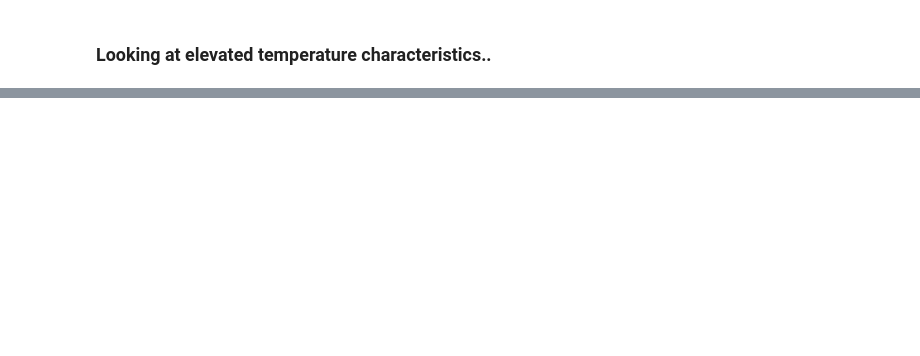
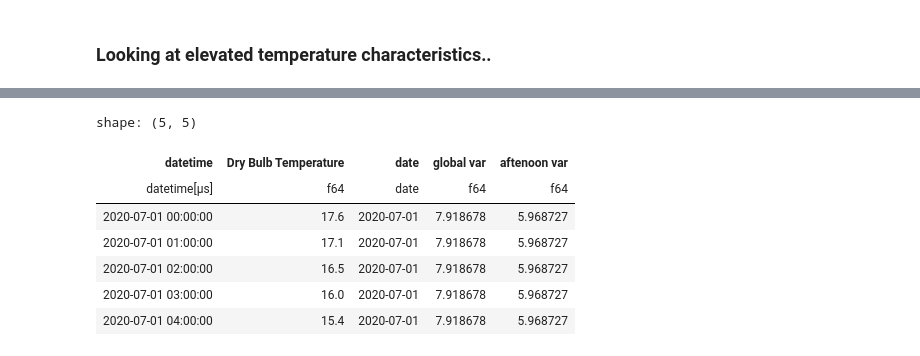
Before and after one commit to juliet29/weather, a Jupyter notebook: notebooks/05_correlations.ipynb, the cells around one changed output, grey strips where cells are left out. Saved outputs shown, nothing was run; the diff lists cells and outputs as text; code cells hidden in the pictures; blank space fills up the shorter version.

```diff
--- a/notebooks/05_correlations.ipynb
+++ b/notebooks/05_correlations.ipynb
@@ -109,0 +147,3 @@ tstar_peak_no_deriv_df
+# %%
+date_df = june.with_columns(date=pl.col("datetime").dt.date()).filter(pl.col("date") < pl.date(2020, 7, 9))
+date_df.head()
@@ -109,0 +189,10 @@ tstar_peak_no_deriv_df
+# %%
+var_df = date_df.with_columns(hour=pl.col("datetime").dt.hour()).group_by(
+    "date", maintain_order=True
+).agg(
+    pl.col("Dry Bulb Temperature").var().alias("global var"),
+    pl.col("Dry Bulb Temperature").filter(
+        (pl.col("hour") > 6) & (pl.col("hour") < 18)).var().alias("aftenoon var"),
+)
+
+var_df.head()
@@ -109,0 +208,12 @@ tstar_peak_no_deriv_df
+# %%
+join_df = date_df.join(var_df, on="date", )
+join_df.head()
+# %% [output]
+shape: (5, 5)
+| datetime | Dry Bulb Temperature | date | global var | aftenoon var |
+| datetime[μs] | f64 | date | f64 | f64 |
+| 2020-07-01 00:00:00 | 17.6 | 2020-07-01 | 7.918678 | 5.968727 |
+| 2020-07-01 01:00:00 | 17.1 | 2020-07-01 | 7.918678 | 5.968727 |
+| 2020-07-01 02:00:00 | 16.5 | 2020-07-01 | 7.918678 | 5.968727 |
+| 2020-07-01 03:00:00 | 16.0 | 2020-07-01 | 7.918678 | 5.968727 |
+| 2020-07-01 04:00:00 | 15.4 | 2020-07-01 | 7.918678 | 5.968727 |
```
Also changed, not shown: parts of 21 cells of this notebook.
